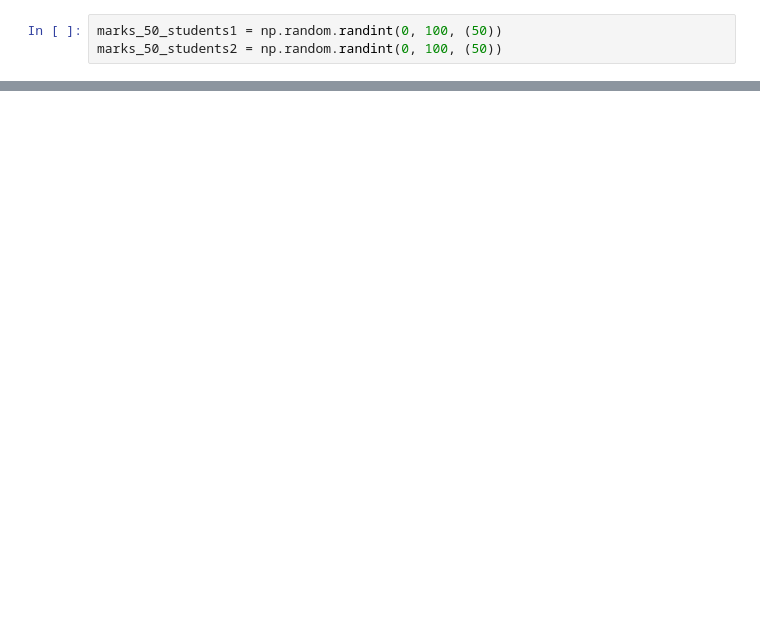
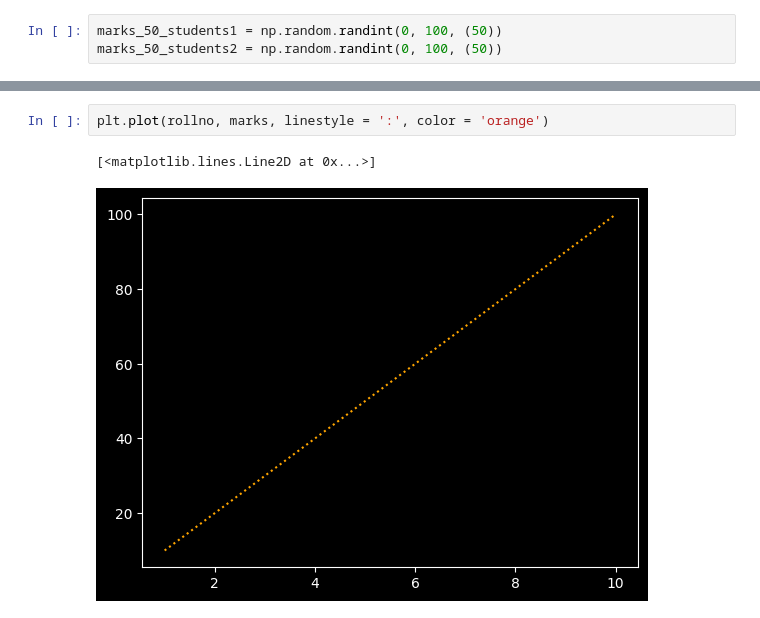
Before and after one commit to fazlialtunn/learning-matplotlib, a Jupyter notebook: learning_matplotlib.ipynb, the cells around one changed output, grey strips where cells are left out. Cells and saved outputs as stored; diff of their text form; blank space fills up the shorter version.

```diff
--- a/learning_matplotlib.ipynb
+++ b/learning_matplotlib.ipynb
@@ -223,0 +244,5 @@ plt.show()
+# %%
+plt.plot(rollno, marks, linestyle = ':', color = 'orange')
+# %% [output]
+[<matplotlib.lines.Line2D at 0x...>]
+[figure, added]
```
Also changed, not shown: parts of 18 cells of this notebook.
